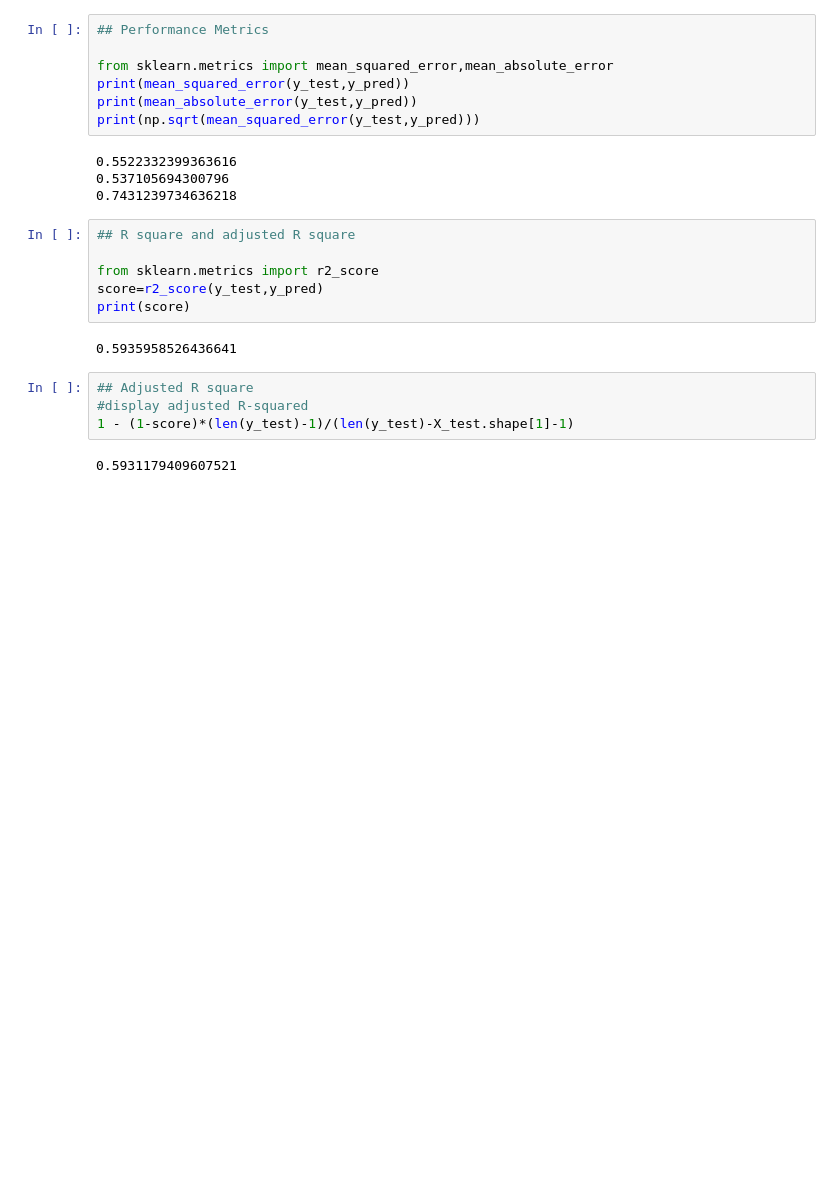
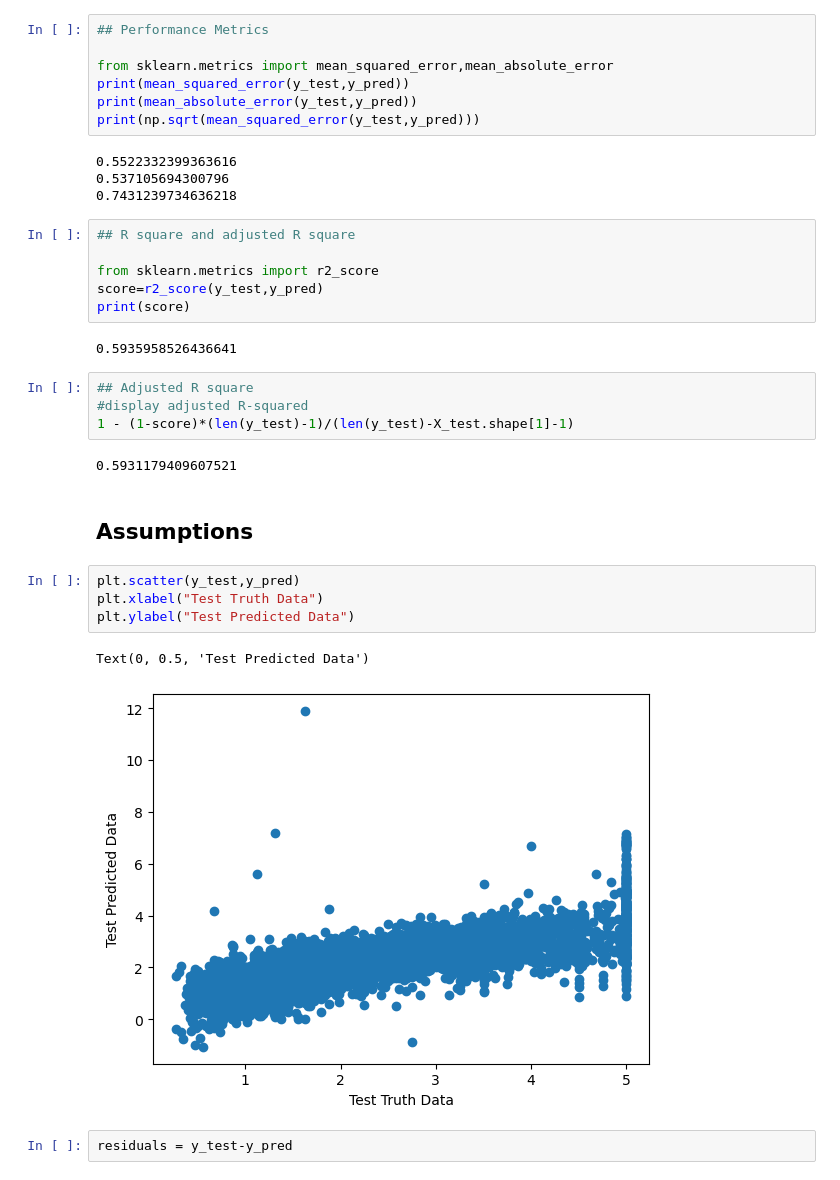
Before and after one commit to ehtishamsher/all_regression_models_projects, a Jupyter notebook: multiple_linear_regression.ipynb, the cells around one changed output. Drawn from its saved outputs; the diff is of its cells as text; blank space fills up the shorter version.

```diff
--- a/multiple_linear_regression.ipynb
+++ b/multiple_linear_regression.ipynb
@@ -306,3 +306,14 @@ print(score)
 1 - (1-score)*(len(y_test)-1)/(len(y_test)-X_test.shape[1]-1)
 # %% [output]
 0.5931179409607521
+# %% [markdown]
+## Assumptions
+# %%
+plt.scatter(y_test,y_pred)
+plt.xlabel("Test Truth Data")
+plt.ylabel("Test Predicted Data")
+# %% [output]
+Text(0, 0.5, 'Test Predicted Data')
+[figure, added]
+# %%
+residuals = y_test-y_pred
```
Also changed, not shown: parts of 8 cells of this notebook, 1 other file.
